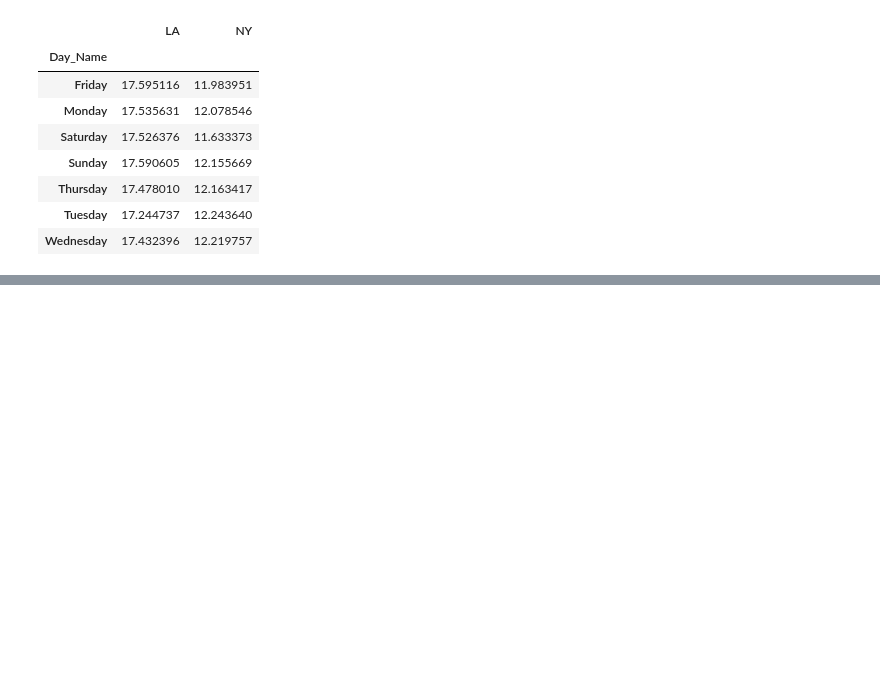
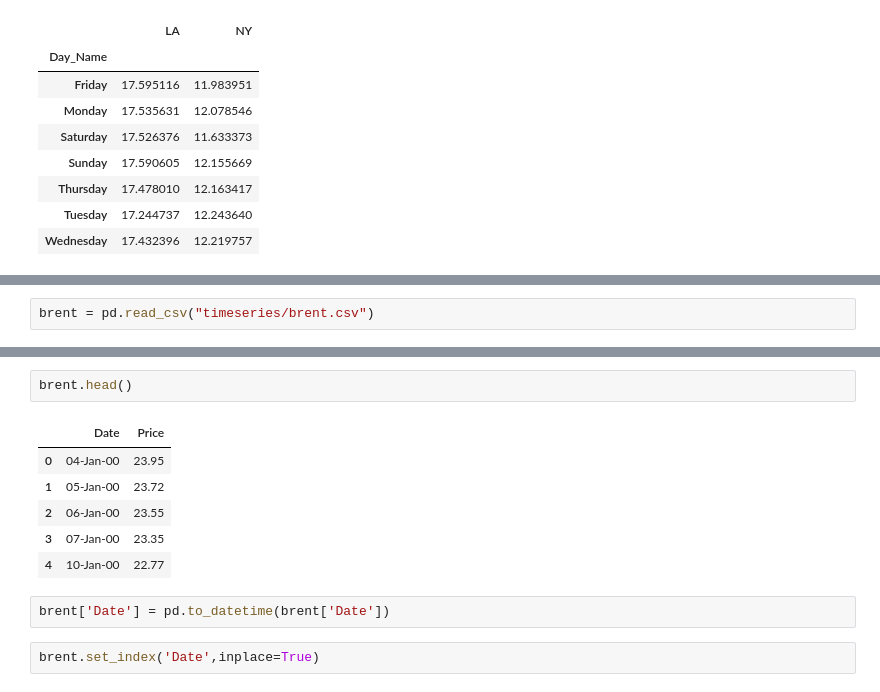
Before and after one commit to mohamedeld/Exploratory-Data-Analysis-using-Python, a Jupyter notebook: timeseries.ipynb, the cells around one changed output, grey strips where cells are left out. Cells and saved outputs as stored; diff of their text form; blank space fills up the shorter version.

```diff
--- a/timeseries.ipynb
+++ b/timeseries.ipynb
@@ -173,0 +237,2 @@ temps.groupby("Day_Name").mean()
+# %%
+brent = pd.read_csv("timeseries/brent.csv")
@@ -173,0 +251,13 @@ temps.groupby("Day_Name").mean()
+# %%
+brent.head()
+# %% [output]
+|  | Date | Price |
+| 0 | 04-Jan-00 | 23.95 |
+| 1 | 05-Jan-00 | 23.72 |
+| 2 | 06-Jan-00 | 23.55 |
+| 3 | 07-Jan-00 | 23.35 |
+| 4 | 10-Jan-00 | 22.77 |
+# %%
+brent['Date'] = pd.to_datetime(brent['Date'])
+# %%
+brent.set_index('Date',inplace=True)
```
Also changed, not shown: parts of 13 cells of this notebook.
